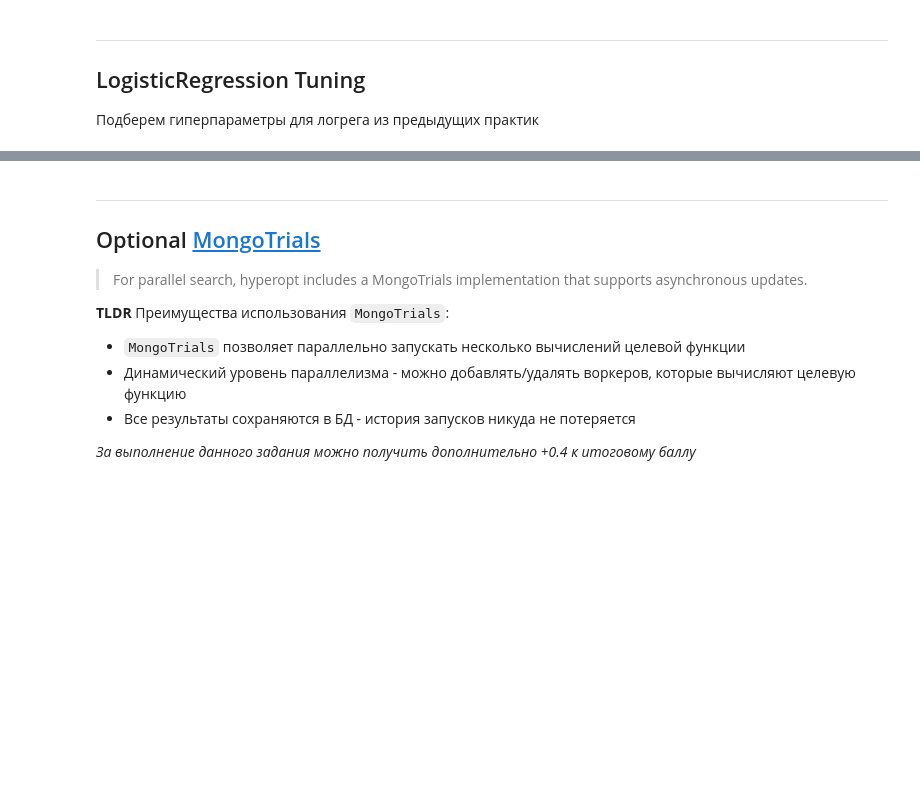
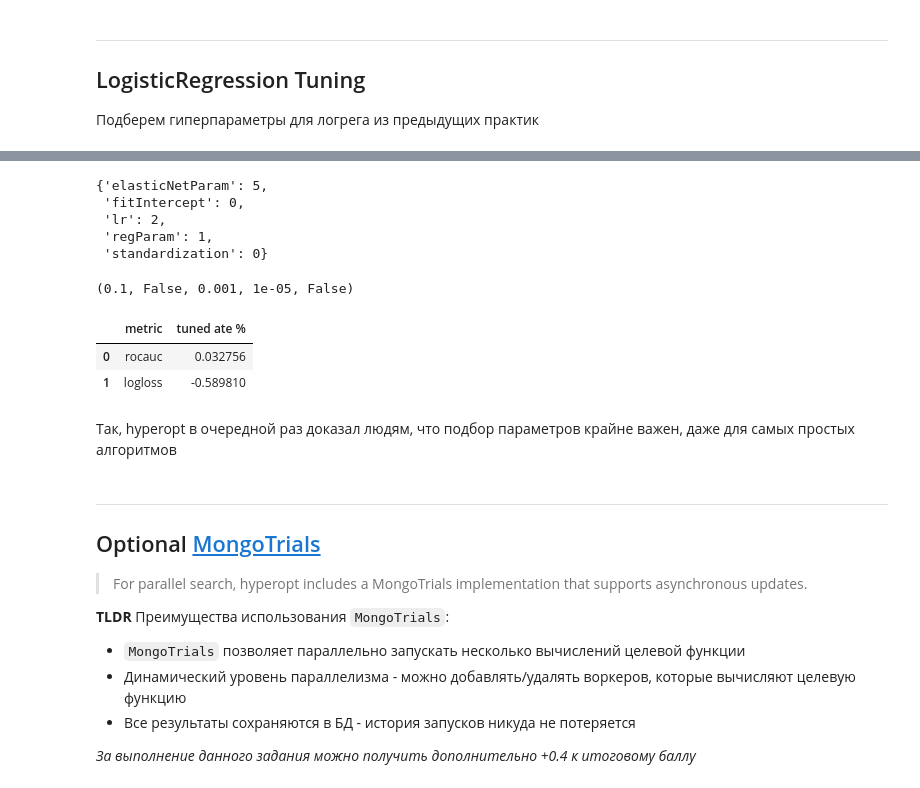
Before and after one commit to bruce-willis/MLBD, a Jupyter notebook: hyperparameters_optimization/notebooks/hyperopt.ipynb, the cells around one changed output, grey strips where cells are left out. Cells and saved outputs as stored; diff of their text form; code cells hidden in the pictures; blank space fills up the shorter version.

Commit message:
2. logreg tuning

```diff
--- a/hyperparameters_optimization/notebooks/hyperopt.ipynb
+++ b/hyperparameters_optimization/notebooks/hyperopt.ipynb
@@ -513,0 +549,21 @@ best_alpha, best_lambda
+# %%
+lr_choice = np.logspace(-5, 0, num=6).tolist()
+regParam_choice = [0.] + np.logspace(-5, 0, num=6).tolist()
+elasticNetParam_choice = [0.] + np.logspace(-5, 0, num=6).tolist()
+fitIntercept_choice = [False, True]
+standardization_choice = [False, True]
+
+space_logreg = {
+    'lr': hp.choice('lr', lr_choice),
+    'regParam': hp.choice('regParam', regParam_choice),
+    'elasticNetParam': hp.choice('elasticNetParam', elasticNetParam_choice),
+    'fitIntercept': hp.choice('fitIntercept', fitIntercept_choice),
+    'standardization': hp.choice('standardization', standardization_choice),
+}
+
+trials_logreg = Trials()
+best_logreg = fmin(fn=objective_logreg,
+            space=space_logreg,
+            algo=tpe.suggest,
+            max_evals=20,
+            trials=trials_logreg)
@@ -514,3 +591,39 @@ best_alpha, best_lambda
+# %%
+best_logreg
+# %% [output]
+{'elasticNetParam': 5,
+ 'fitIntercept': 0,
+ 'lr': 2,
+ 'regParam': 1,
+ 'standardization': 0}
+# %%
+elasticNetParam = elasticNetParam_choice[best_logreg['elasticNetParam']]
+fitIntercept = fitIntercept_choice[best_logreg['fitIntercept']]
+lr = lr_choice[best_logreg['lr']]
+regParam = regParam_choice[best_logreg['regParam']]
+standardization = standardization_choice[best_logreg['standardization']]
+elasticNetParam, fitIntercept, lr, regParam, standardization
+# %% [output]
+(0.1, False, 0.001, 1e-05, False)
+# %%
+tuned_logreg_model = LogisticRegression(elasticNetParam=elasticNetParam, fitIntercept=fitIntercept, \
+                                        regParam=regParam, standardization=standardization) \
+        .fit(train_df, {'lr': lr})
+# %%
+tuned_logreg_test_metrics = {
+    'logloss': logloss(tuned_logreg_model, test_df, probabilities_col='probability'),
+    'rocauc': rocauc(tuned_logreg_model, test_df, probabilities_col='probability')
+}
+
+logreg_all_metrics['tuned'] = tuned_logreg_test_metrics
+# %%
+get_ate(logreg_all_metrics, 'baseline')
+# %% [output]
+|  | metric | tuned ate % |
+| 0 | rocauc | 0.032756 |
+| 1 | logloss | -0.589810 |
+# %% [markdown]
+Так, hyperopt в очередной раз доказал людям, что подбор параметров крайне важен, даже для самых простых алгоритмов
 # %% [markdown]
 ---
 ## Optional [MongoTrials](https://hyperopt.github.io/hyperopt/scaleout/mongodb/)
```
Also changed, not shown: parts of 9 cells of this notebook.
